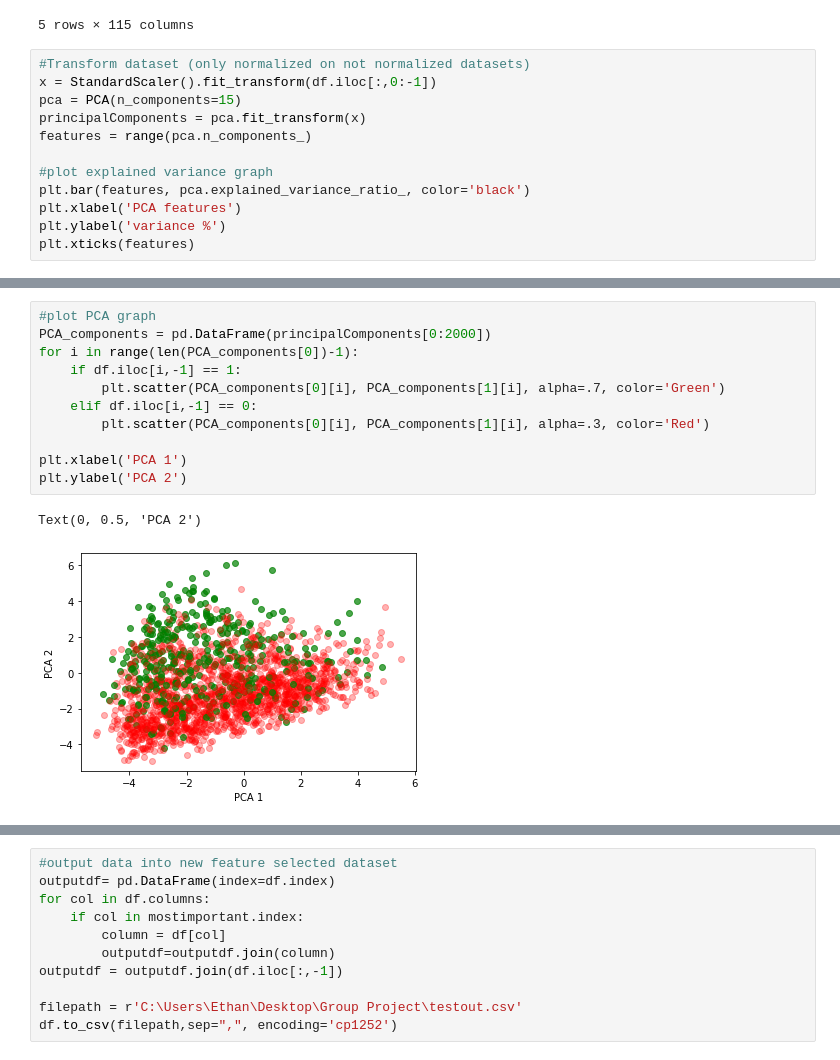
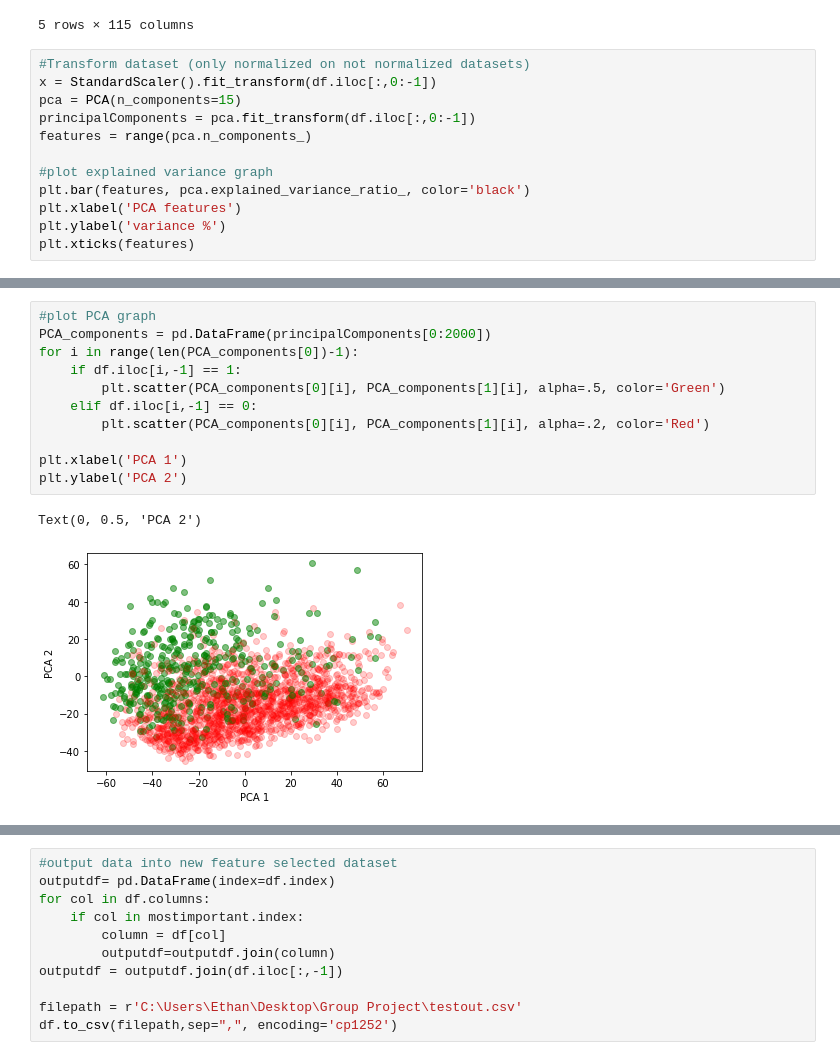
Before and after one commit to anshulpattoo/australianrainprediction, a Jupyter notebook: Ethan's Code and Files/EthanGroupProject.ipynb, the cells around one changed output, grey strips where cells are left out. Saved outputs shown, nothing was run; the diff lists cells and outputs as text.

```diff
--- a/Ethan's Code and Files/EthanGroupProject.ipynb
+++ b/Ethan's Code and Files/EthanGroupProject.ipynb
@@ -75,7 +71,7 @@ df.head()
 #Transform dataset (only normalized on not normalized datasets)
 x = StandardScaler().fit_transform(df.iloc[:,0:-1])
 pca = PCA(n_components=15)
-principalComponents = pca.fit_transform(x)
+principalComponents = pca.fit_transform(df.iloc[:,0:-1])
 features = range(pca.n_components_)
 
 #plot explained variance graph
@@ -105,14 +101,14 @@ plt.xticks(features)
 # %%
 #plot PCA graph
 PCA_components = pd.DataFrame(principalComponents[0:2000])
 for i in range(len(PCA_components[0])-1):
     if df.iloc[i,-1] == 1:
-        plt.scatter(PCA_components[0][i], PCA_components[1][i], alpha=.7, color='Green')
+        plt.scatter(PCA_components[0][i], PCA_components[1][i], alpha=.5, color='Green')
     elif df.iloc[i,-1] == 0:
-        plt.scatter(PCA_components[0][i], PCA_components[1][i], alpha=.3, color='Red')
+        plt.scatter(PCA_components[0][i], PCA_components[1][i], alpha=.2, color='Red')
 
 plt.xlabel('PCA 1')
 plt.ylabel('PCA 2')
 # %% [output]
 Text(0, 0.5, 'PCA 2')
-[figure, old version]
+[figure, new version]
```
Also changed, not shown: parts of 6 cells of this notebook.
